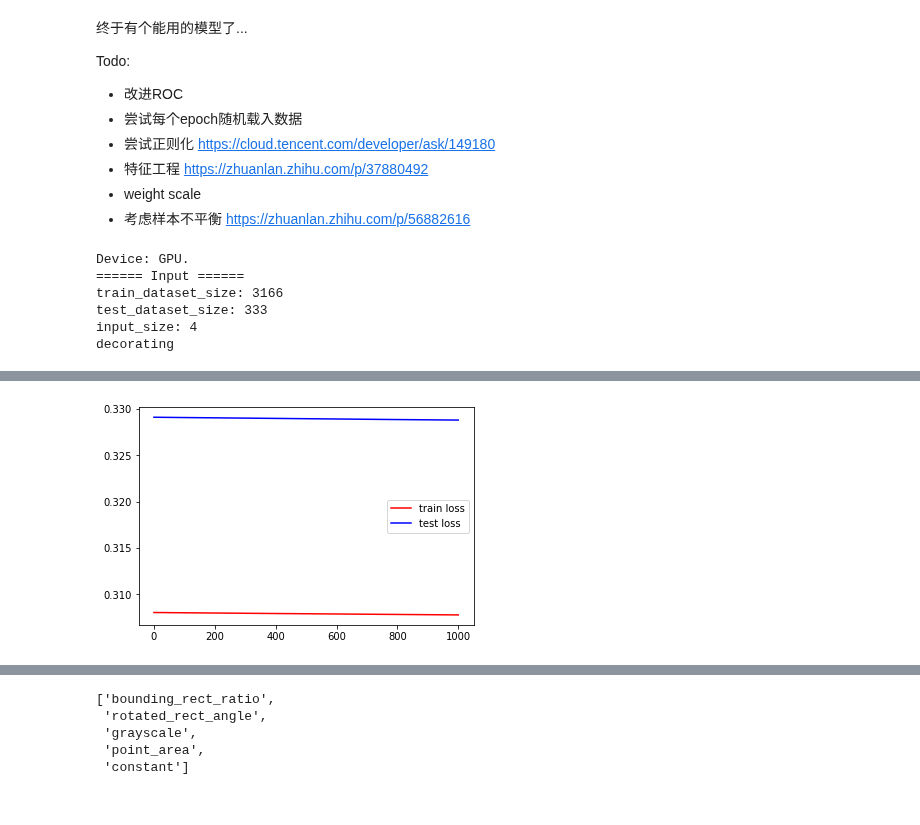
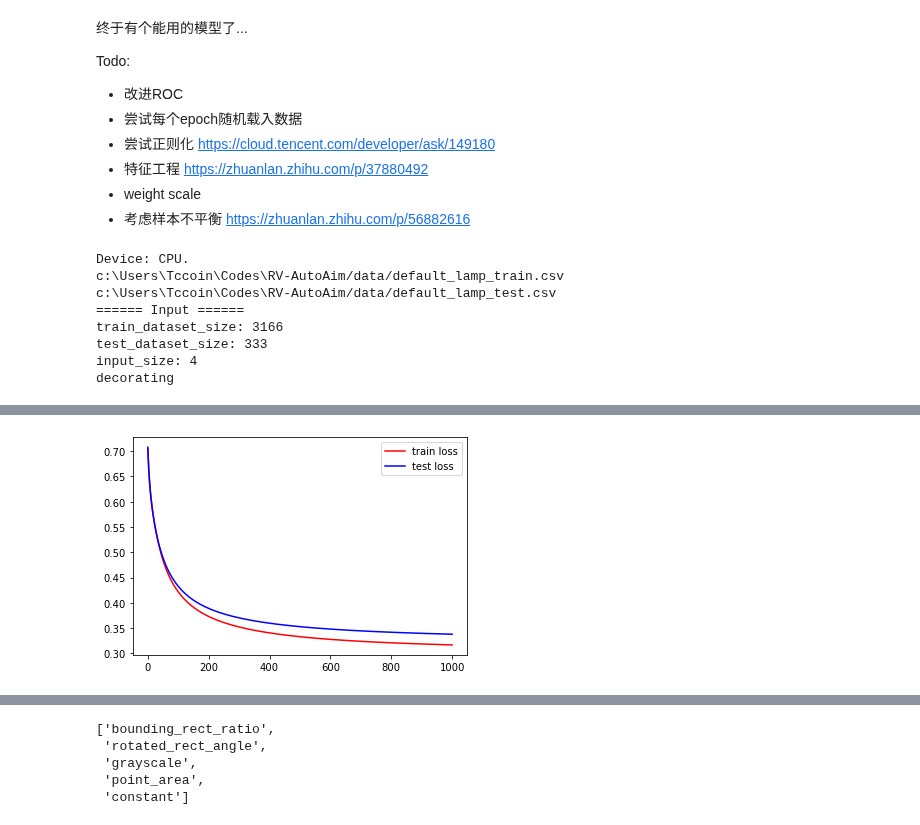
Before and after one commit to RoboVigor/RV-AutoAim, a Jupyter notebook: model/lamp.ipynb, the cells around one changed output, grey strips where cells are left out. Drawn from its saved outputs; the diff is of its cells as text; code cells hidden in the pictures.

```diff
--- a/model/lamp.ipynb
+++ b/model/lamp.ipynb
@@ -48,8 +48,8 @@ def load(filename):
     return x, y, header
 
 config_name = 'default'
-x_train, y_train, header = load(config_name+'_lamp_train.csv')
-x_test, y_test, _ = load(config_name+'_lamp_test.csv')
+x_train, y_train, header = load('data/'+config_name+'_lamp_train.csv')
+x_test, y_test, _ = load('data/'+config_name+'_lamp_test.csv')
 
 train_dataset_size = x_train.size(0)
 test_dataset_size = x_test.size(0)
@@ -111,15 +111,17 @@ def train(learning_rate, epoch_num):
     plt.legend()
     plt.show()
 # %% [output]
-Device: GPU.
+Device: CPU.
+c:\Users\Tccoin\Codes\RV-AutoAim/data/default_lamp_train.csv
+c:\Users\Tccoin\Codes\RV-AutoAim/data/default_lamp_test.csv
 ====== Input ======
 train_dataset_size: 3166
 test_dataset_size: 333
 input_size: 4
 decorating
 # %%
-# model = Model().to(device)
-train(0.01, 10000)
+model = Model().to(device)
+train(0.01, 20000)
 # %% [output]
 starting timer
 ====== Config ======
@@ -139 +141 @@ Epoch: [10000 /10000 ], Loss: 0.308, Test loss: 0.329
-[figure, old version]
+[figure, new version]
```
Also changed, not shown: parts of 2 cells of this notebook, 17 other files.
